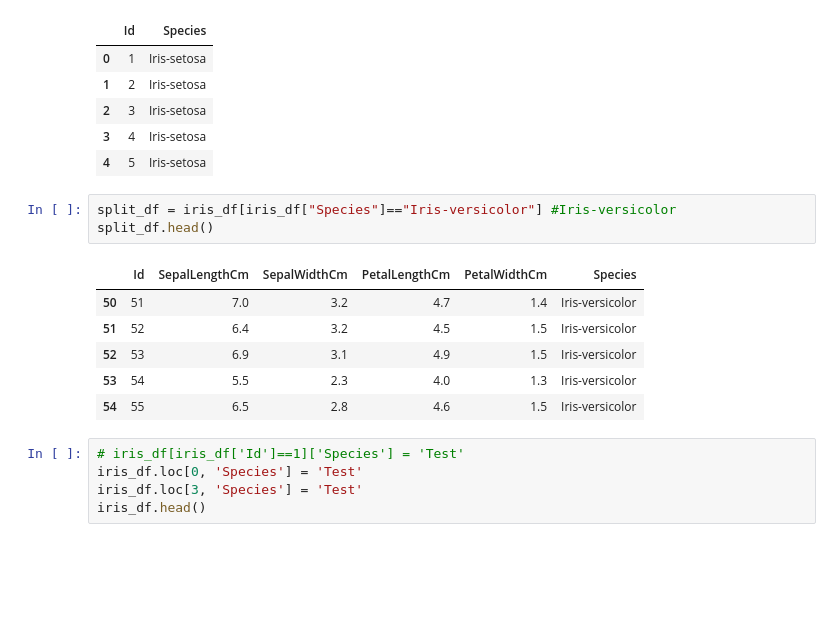
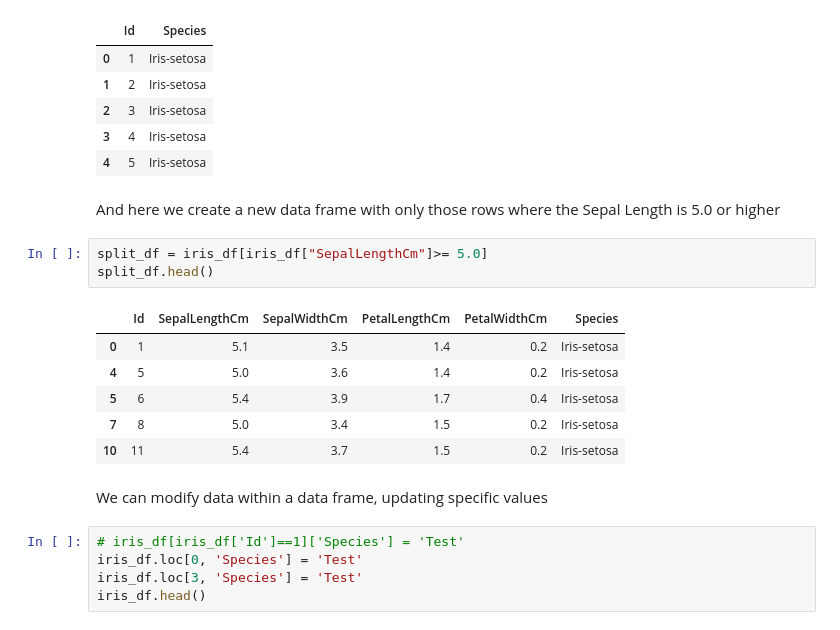
Before and after one commit to rishal-hurbans/ml-intro, a Jupyter notebook: 1-Working-With-Data.ipynb, the cells around one changed output. Saved outputs shown, nothing was run; the diff lists cells and outputs as text; blank space fills up the shorter version.

Commit message:
Changing graphs to use data frames

```diff
--- a/1-Working-With-Data.ipynb
+++ b/1-Working-With-Data.ipynb
@@ -134,16 +140,20 @@ split_df.head()
 | 2 | 3 | Iris-setosa |
 | 3 | 4 | Iris-setosa |
 | 4 | 5 | Iris-setosa |
+# %% [markdown]
+And here we create a new data frame with only those rows where the Sepal Length is 5.0 or higher
 # %%
-split_df = iris_df[iris_df["Species"]=="Iris-versicolor"] #Iris-versicolor
+split_df = iris_df[iris_df["SepalLengthCm"]>= 5.0]
 split_df.head()
 # %% [output]
 |  | Id | SepalLengthCm | SepalWidthCm | PetalLengthCm | PetalWidthCm | Species |
-| 50 | 51 | 7.0 | 3.2 | 4.7 | 1.4 | Iris-versicolor |
-| 51 | 52 | 6.4 | 3.2 | 4.5 | 1.5 | Iris-versicolor |
-| 52 | 53 | 6.9 | 3.1 | 4.9 | 1.5 | Iris-versicolor |
-| 53 | 54 | 5.5 | 2.3 | 4.0 | 1.3 | Iris-versicolor |
-| 54 | 55 | 6.5 | 2.8 | 4.6 | 1.5 | Iris-versicolor |
+| 0 | 1 | 5.1 | 3.5 | 1.4 | 0.2 | Iris-setosa |
+| 4 | 5 | 5.0 | 3.6 | 1.4 | 0.2 | Iris-setosa |
+| 5 | 6 | 5.4 | 3.9 | 1.7 | 0.4 | Iris-setosa |
+| 7 | 8 | 5.0 | 3.4 | 1.5 | 0.2 | Iris-setosa |
+| 10 | 11 | 5.4 | 3.7 | 1.5 | 0.2 | Iris-setosa |
+# %% [markdown]
+We can modify data within a data frame, updating specific values
 # %%
 # iris_df[iris_df['Id']==1]['Species'] = 'Test'
 iris_df.loc[0, 'Species'] = 'Test'
```
Also changed, not shown: parts of 7 cells of this notebook.
